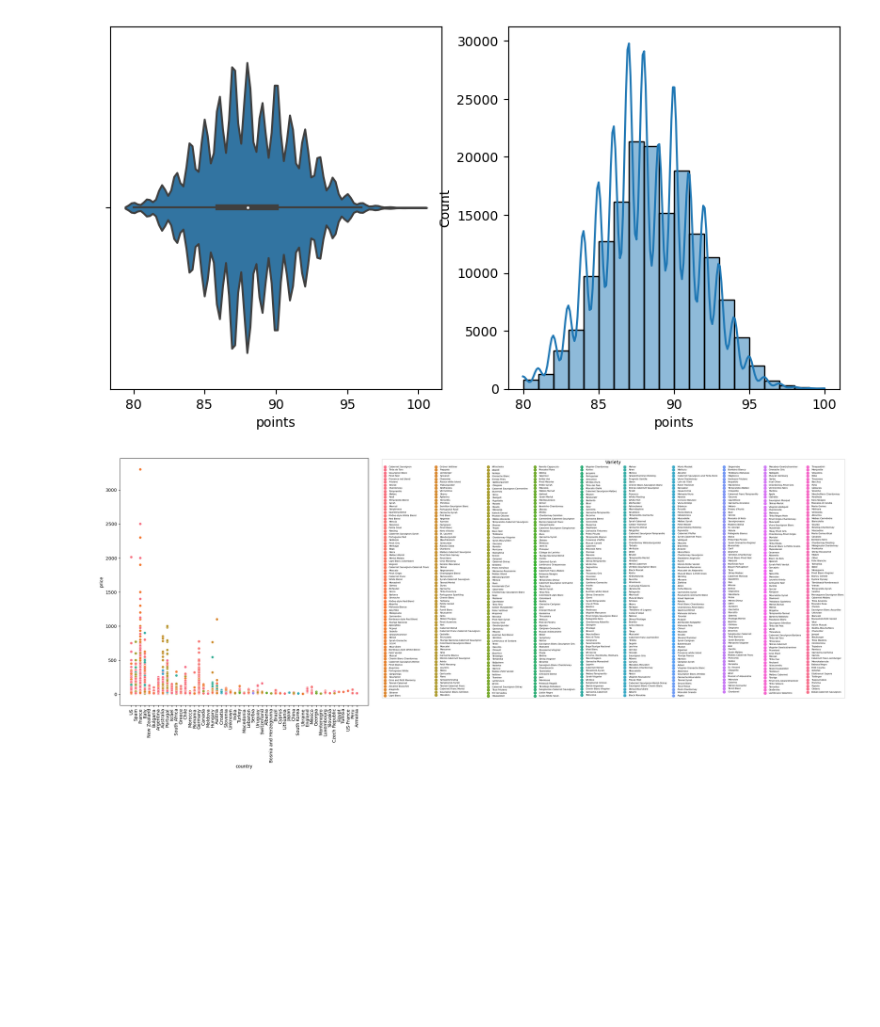
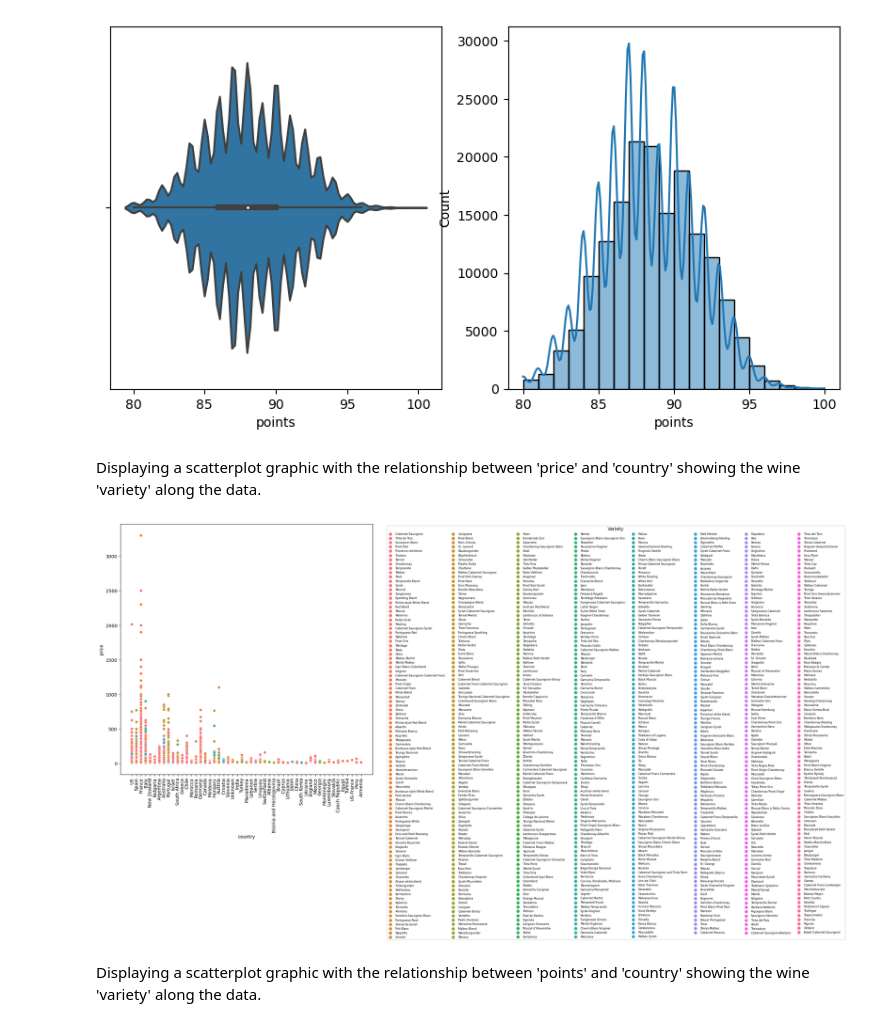
Before and after one commit to Diacon81/Wine, a Jupyter notebook: wines.ipynb, the cells around one changed output. Saved outputs shown, nothing was run; the diff lists cells and outputs as text; code cells hidden in the pictures; blank space fills up the shorter version.

```diff
--- a/wines.ipynb
+++ b/wines.ipynb
@@ -331,14 +343,18 @@ sns.histplot(wines_df, x="points", kde=True, ax=axes[1],bins=20)
 plt.show()
 # %% [output]
 [figure]
+# %% [markdown]
+Displaying a scatterplot graphic with the relationship between 'price' and 'country' showing the wine 'variety' along the data.
 # %%
 plt.figure(figsize=(10,10))
 sns.scatterplot(wines_df,x='country',y='price',hue='variety')
 plt.xticks(rotation=90)
-plt.legend(title='Variety', bbox_to_anchor=(1.05, 1), loc='upper left',ncol=10,fontsize=5)
+plt.legend(title='Variety', bbox_to_anchor=(1.05, 1), loc='upper left',ncol=8,fontsize=6)
 plt.show()
 # %% [output]
-[figure, old version]
+[figure, new version]
+# %% [markdown]
+Displaying a scatterplot graphic with the relationship between 'points' and 'country' showing the wine 'variety' along the data.
 # %%
 plt.figure(figsize=(10,10))
 sns.scatterplot(wines_df,x='country',y='points',hue='variety')
```
Also changed, not shown: parts of 12 cells of this notebook.
